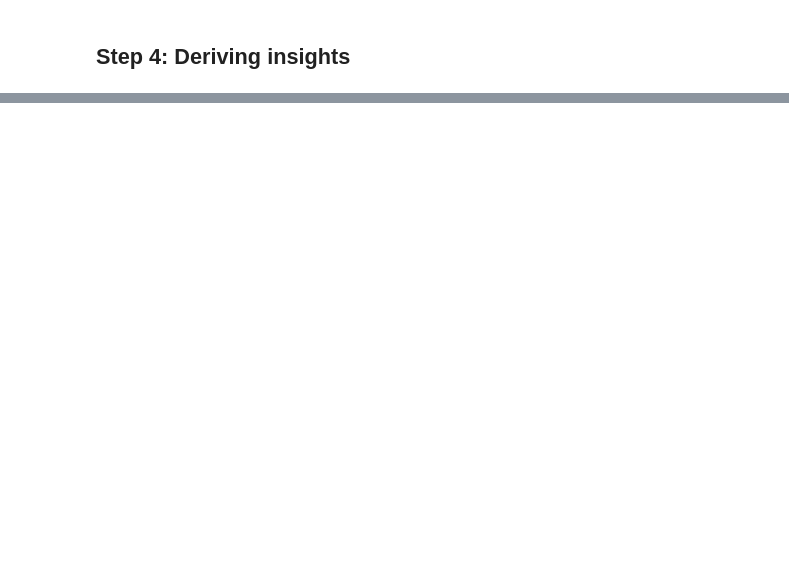
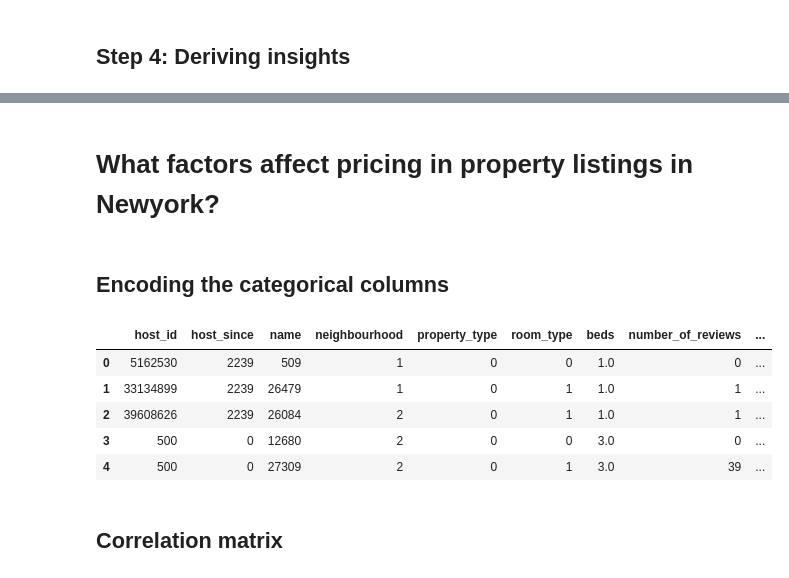
Before and after one commit to normanmunge/airbnb-listing-newyork-eda, a Jupyter notebook: airbnb_listing_newyork.ipynb, the cells around one changed output, grey strips where cells are left out. Saved outputs shown, nothing was run; the diff lists cells and outputs as text; code cells hidden in the pictures; blank space fills up the shorter version.

```diff
--- a/airbnb_listing_newyork.ipynb
+++ b/airbnb_listing_newyork.ipynb
@@ -204,0 +259,23 @@ df.describe()
+# %% [markdown]
+# What factors affect pricing in property listings in Newyork?
+# %% [markdown]
+## Encoding the categorical columns
+# %%
+# instantiate labelencoder object
+le = LabelEncoder()
+
+categorical_cols = ['host_since', 'name', 'neighbourhood', 'property_type', 'room_type']
+
+# apply le on categorical feature columns
+df[categorical_cols] = df[categorical_cols].apply(lambda col: le.fit_transform(col))
+# %%
+df.head()
+# %% [output]
+|  | host_id | host_since | name | neighbourhood | property_type | room_type | beds | number_of_reviews | ... |
+| 0 | 5162530 | 2239 | 509 | 1 | 0 | 0 | 1.0 | 0 | ... |
+| 1 | 33134899 | 2239 | 26479 | 1 | 0 | 1 | 1.0 | 1 | ... |
+| 2 | 39608626 | 2239 | 26084 | 2 | 0 | 1 | 1.0 | 1 | ... |
+| 3 | 500 | 0 | 12680 | 2 | 0 | 0 | 3.0 | 0 | ... |
+| 4 | 500 | 0 | 27309 | 2 | 0 | 1 | 3.0 | 39 | ... |
+# %% [markdown]
+## Correlation matrix
```
Also changed, not shown: parts of 16 cells of this notebook.
